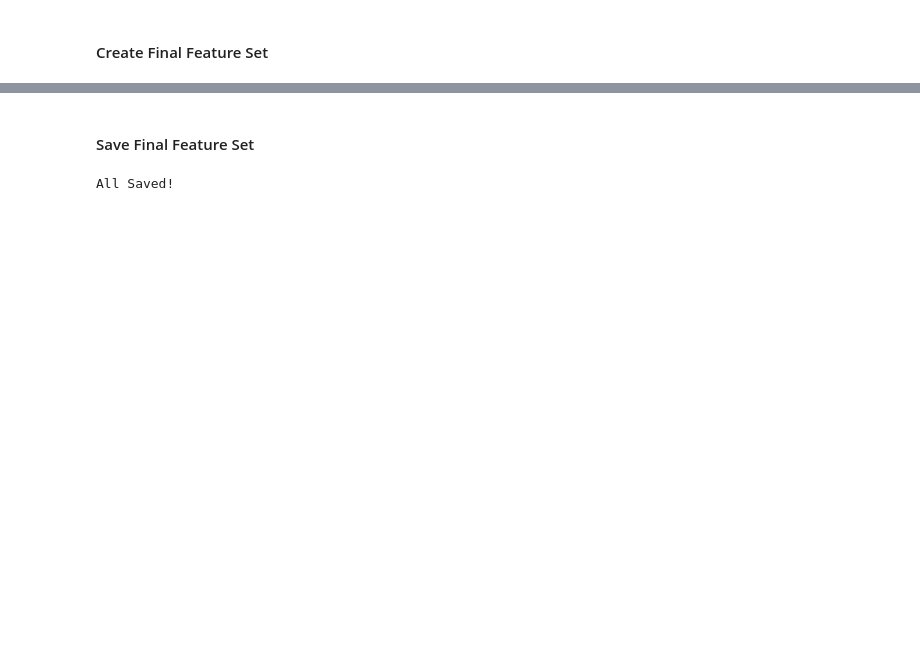
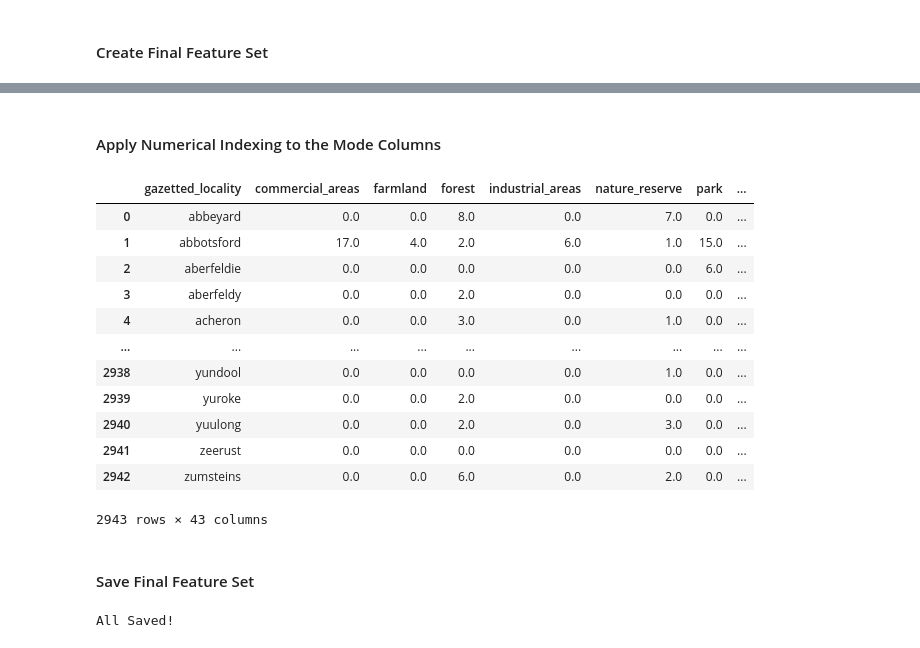
Before and after one commit to MAST30034-AppliedDataScience/project-2-group-real-estate-industry-project-15, a Jupyter notebook: notebooks/preprocess_urban_landmarks.ipynb, the cells around one changed output, grey strips where cells are left out. Saved outputs shown, nothing was run; the diff lists cells and outputs as text; code cells hidden in the pictures; blank space fills up the shorter version.

Commit message:
Numerically encoding the mode columns

```diff
--- a/notebooks/preprocess_urban_landmarks.ipynb
+++ b/notebooks/preprocess_urban_landmarks.ipynb
@@ -679,5 +680,40 @@ print(urban_landmarks_features.columns)
        'distance_to_supermarket'],
       dtype='object')
+# %% [markdown]
+#### Apply Numerical Indexing to the Mode Columns
+# %%
+# Find all mode columns which end in'_mode'
+mode_cols = [col for col in urban_landmarks_features.columns if col.endswith('_mode')]
+
+
+mode_encoder = {}  # Store the encoders for later reverse transformations
+
+for col in mode_cols:
+    encoder = LabelEncoder()
+
+    # Ensure all mode columns are strings
+    urban_landmarks_features[col] = urban_landmarks_features[col].astype(str)
+
+    # Numerically encode each column
+    urban_landmarks_features[col] = encoder.fit_transform(urban_landmarks_features[col])
+    mode_encoder[col] = encoder
+
+
+urban_landmarks_features
+# %% [output]
+|  | gazetted_locality | commercial_areas | farmland | forest | industrial_areas | nature_reserve | park | ... |
+| 0 | abbeyard | 0.0 | 0.0 | 8.0 | 0.0 | 7.0 | 0.0 | ... |
+| 1 | abbotsford | 17.0 | 4.0 | 2.0 | 6.0 | 1.0 | 15.0 | ... |
+| 2 | aberfeldie | 0.0 | 0.0 | 0.0 | 0.0 | 0.0 | 6.0 | ... |
+| 3 | aberfeldy | 0.0 | 0.0 | 2.0 | 0.0 | 0.0 | 0.0 | ... |
+| 4 | acheron | 0.0 | 0.0 | 3.0 | 0.0 | 1.0 | 0.0 | ... |
+| ... | ... | ... | ... | ... | ... | ... | ... | ... |
+| 2938 | yundool | 0.0 | 0.0 | 0.0 | 0.0 | 1.0 | 0.0 | ... |
+| 2939 | yuroke | 0.0 | 0.0 | 2.0 | 0.0 | 0.0 | 0.0 | ... |
+| 2940 | yuulong | 0.0 | 0.0 | 2.0 | 0.0 | 3.0 | 0.0 | ... |
+| 2941 | zeerust | 0.0 | 0.0 | 0.0 | 0.0 | 0.0 | 0.0 | ... |
+| 2942 | zumsteins | 0.0 | 0.0 | 6.0 | 0.0 | 2.0 | 0.0 | ... |
+2943 rows × 43 columns
 # %% [markdown]
 #### Save Final Feature Set
 # %%
```
Also changed, not shown: parts of 3 cells of this notebook.
